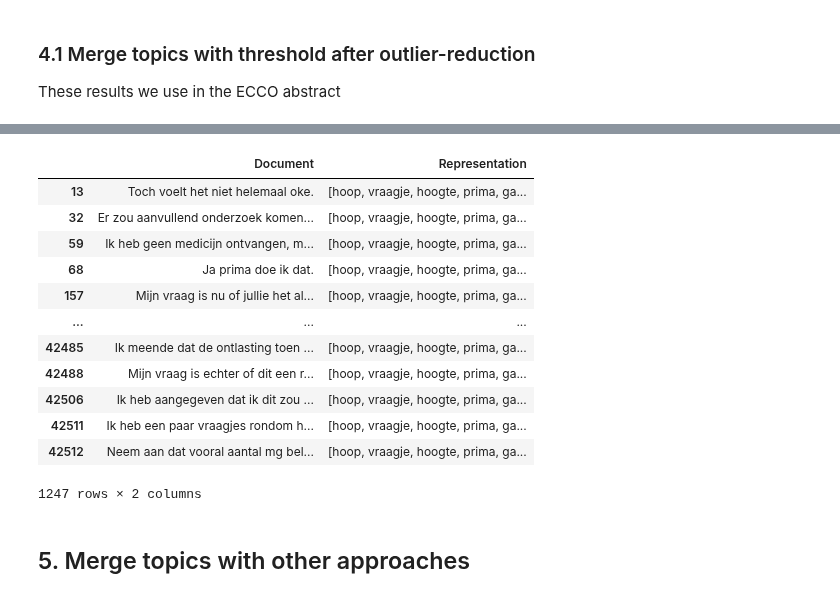
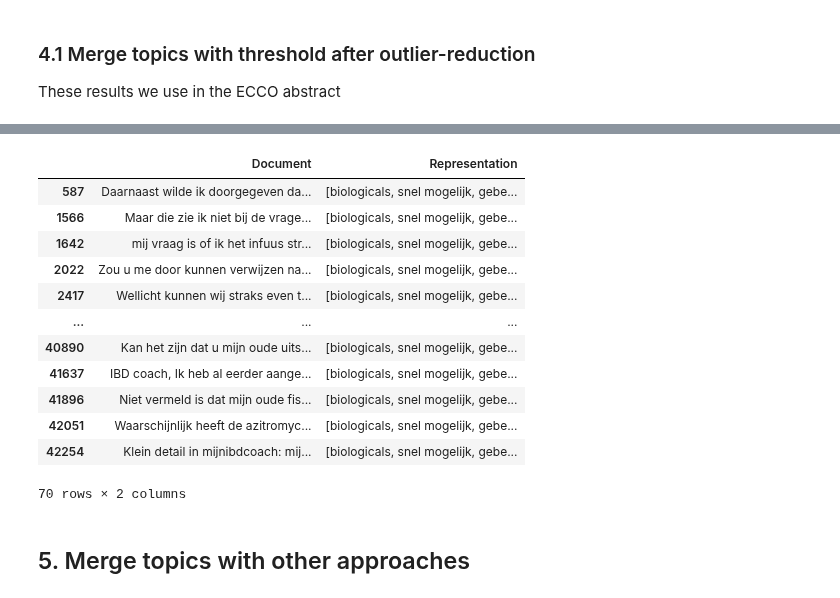
Before and after one commit to MaastrichtU-CDS/MyIBDcoachNLP, a Jupyter notebook: notebooks/analysis_of_sentences/bertje_ECCO.ipynb, the cells around one changed output, grey strips where cells are left out. Cells and saved outputs as stored; diff of their text form; code cells hidden in the pictures.

```diff
--- a/notebooks/analysis_of_sentences/bertje_ECCO.ipynb
+++ b/notebooks/analysis_of_sentences/bertje_ECCO.ipynb
@@ -252,21 +414,21 @@ topic_model.visualize_hierarchy(hierarchical_topics=hierarchical_topics)
 # %%
 pd.set_option("display.max_colwidth", 500)
 doc_info = topic_model.get_document_info(docs=sentences)
-doc_info.loc[doc_info["Topic"] == 9, ["Document", "Representation"]]
+doc_info.loc[doc_info["Topic"] == 87, ["Document", "Representation"]]
 # %% [output]
 |  | Document | Representation |
-| 13 | Toch voelt het niet helemaal oke. | [hoop, vraagje, hoogte, prima, ga... |
-| 32 | Er zou aanvullend onderzoek komen... | [hoop, vraagje, hoogte, prima, ga... |
-| 59 | Ik heb geen medicijn ontvangen, m... | [hoop, vraagje, hoogte, prima, ga... |
-| 68 | Ja prima doe ik dat. | [hoop, vraagje, hoogte, prima, ga... |
-| 157 | Mijn vraag is nu of jullie het al... | [hoop, vraagje, hoogte, prima, ga... |
+| 587 | Daarnaast wilde ik doorgegeven da... | [biologicals, snel mogelijk, gebe... |
+| 1566 | Maar die zie ik niet bij de vrage... | [biologicals, snel mogelijk, gebe... |
+| 1642 | mij vraag is of ik het infuus str... | [biologicals, snel mogelijk, gebe... |
+| 2022 | Zou u me door kunnen verwijzen na... | [biologicals, snel mogelijk, gebe... |
+| 2417 | Wellicht kunnen wij straks even t... | [biologicals, snel mogelijk, gebe... |
 | ... | ... | ... |
-| 42485 | Ik meende dat de ontlasting toen ... | [hoop, vraagje, hoogte, prima, ga... |
-| 42488 | Mijn vraag is echter of dit een r... | [hoop, vraagje, hoogte, prima, ga... |
-| 42506 | Ik heb aangegeven dat ik dit zou ... | [hoop, vraagje, hoogte, prima, ga... |
-| 42511 | Ik heb een paar vraagjes rondom h... | [hoop, vraagje, hoogte, prima, ga... |
-| 42512 | Neem aan dat vooral aantal mg bel... | [hoop, vraagje, hoogte, prima, ga... |
+| 40890 | Kan het zijn dat u mijn oude uits... | [biologicals, snel mogelijk, gebe... |
+| 41637 | IBD coach, Ik heb al eerder aange... | [biologicals, snel mogelijk, gebe... |
+| 41896 | Niet vermeld is dat mijn oude fis... | [biologicals, snel mogelijk, gebe... |
+| 42051 | Waarschijnlijk heeft de azitromyc... | [biologicals, snel mogelijk, gebe... |
+| 42254 | Klein detail in mijnibdcoach: mij... | [biologicals, snel mogelijk, gebe... |
-1247 rows × 2 columns
+70 rows × 2 columns
 # %%
 topics_to_merge = [[], #diet
                     [93, 14, 84], # doctor/hospital visit
```
Also changed, not shown: parts of 18 cells of this notebook, 2 other files.
